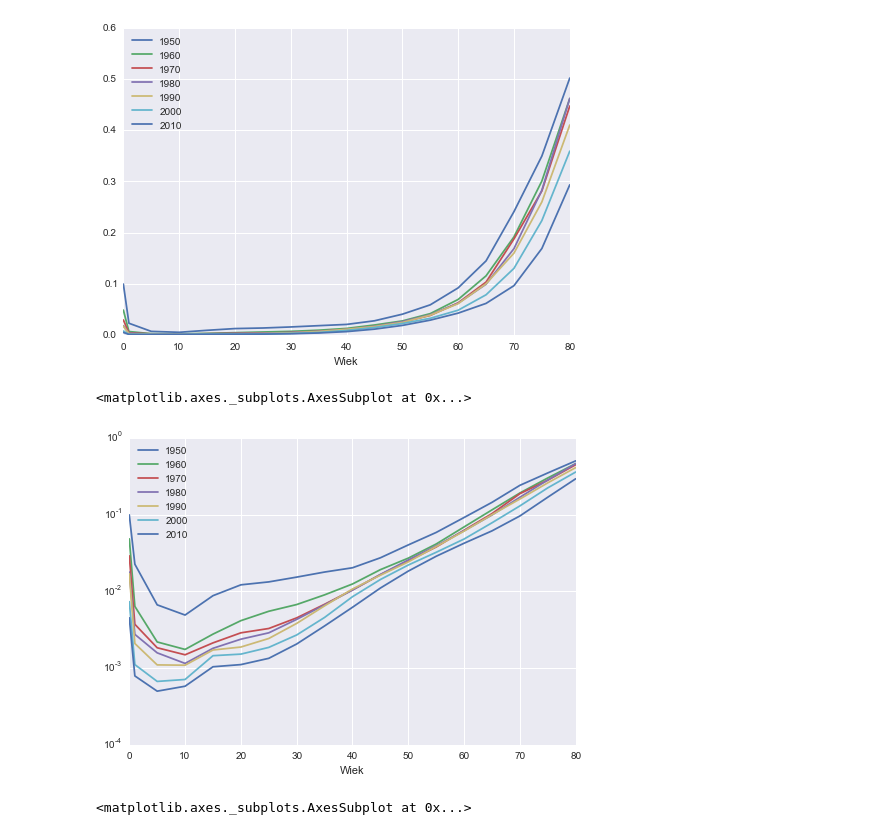
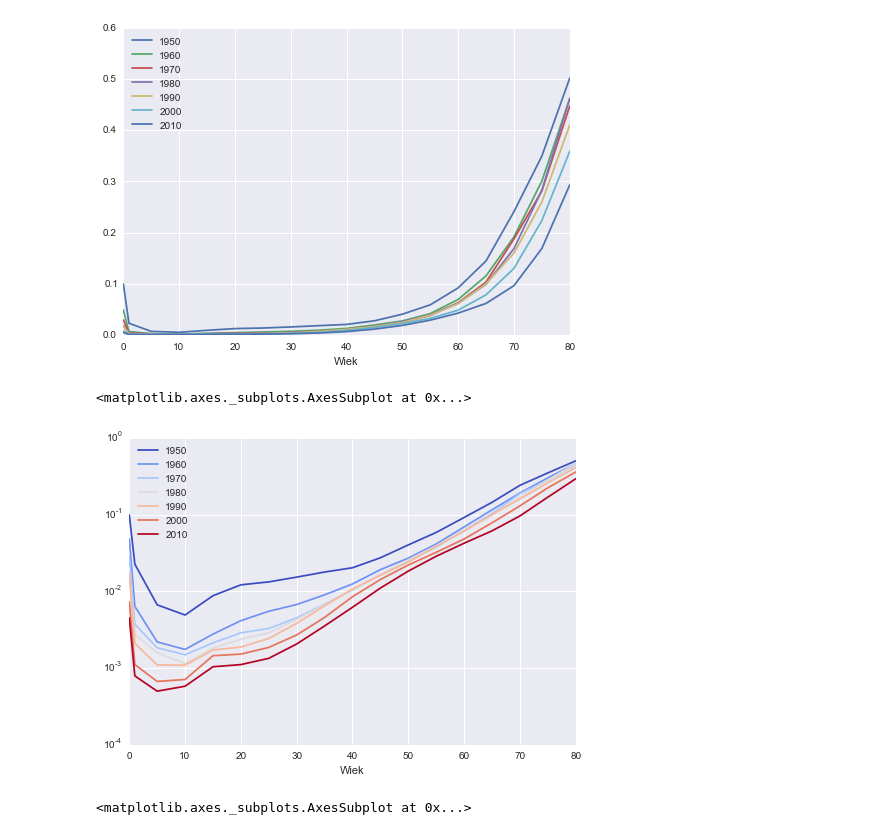
Before and after one commit to DELabUW/szkola-letnia-2015, a Jupyter notebook: zajecia/dzien0_wykresy_start.ipynb, the cells around one changed output. Saved outputs shown, nothing was run; the diff lists cells and outputs as text; code cells hidden in the pictures.

```diff
--- a/zajecia/dzien0_wykresy_start.ipynb
+++ b/zajecia/dzien0_wykresy_start.ipynb
@@ -65,12 +65,12 @@ df_k.plot()
 # %% [output]
 <matplotlib.axes._subplots.AxesSubplot at 0x...>
 [figure]
-# %%
-# opcje wykresu ustalawy zwykle przez opowiedni parametr
-df_k.plot(logy=True)
-# %% [output]
-<matplotlib.axes._subplots.AxesSubplot at 0x...>
-[figure, removed]
+# %%
+# parametry takie jak logaryticzna skala czy kolorystyka:
+df_k.plot(logy=True, colormap="coolwarm")
+# %% [output]
+<matplotlib.axes._subplots.AxesSubplot at 0x...>
+[figure, added]
 # %%
 # a tak porównany tylko skrajne lata
 df_k[['1950', '2010']].plot(logy=True)
```
Also changed, not shown: parts of 3 cells of this notebook.
